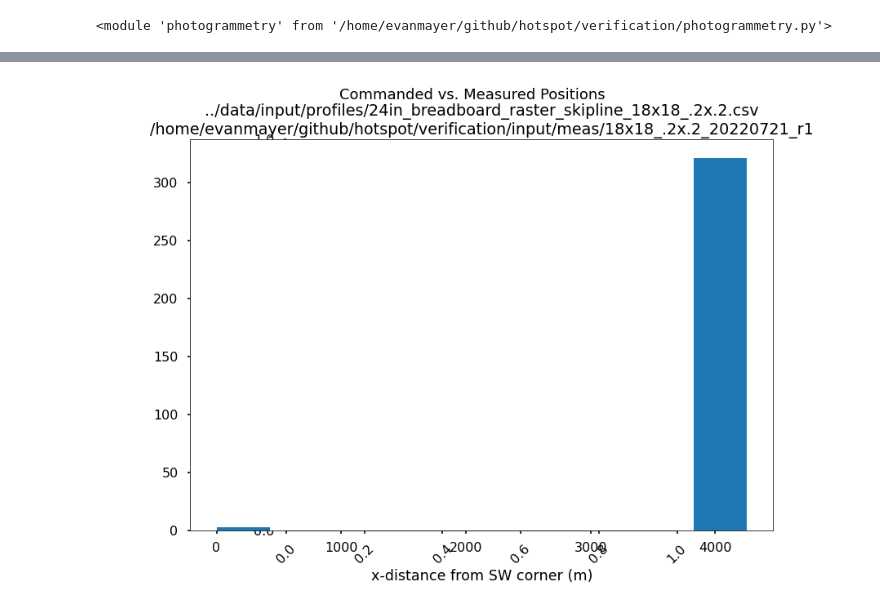
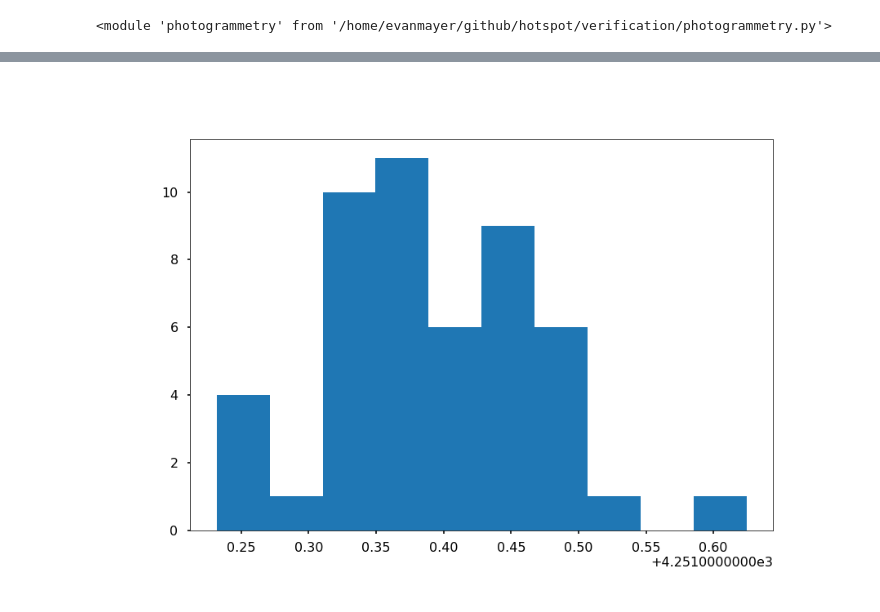
Before and after one commit to evanmayer/hotspot, a Jupyter notebook: verification/photogrammetry.ipynb, the cells around one changed output, grey strips where cells are left out. Saved outputs shown, nothing was run; the diff lists cells and outputs as text; code cells hidden in the pictures.

```diff
--- a/verification/photogrammetry.ipynb
+++ b/verification/photogrammetry.ipynb
@@ -43,7 +43,7 @@ else:
 # %%
 importlib.reload(pg)
 image_data_charuco = pg.find_targets(
-    os.path.join('input', 'meas', '18x18_.2x.2_20220721_r1'),
+    os.path.join('input', 'meas', '20220802', '7x7_0.30x0.30_20220802_r1'),
     os.path.join('input', 'targets'),
     mtx,
     dist,
@@ -94,8 +95,9 @@ for img, img_data in image_data_charuco.items():
     if os.path.exists(img):
         pixel_scales.append(img_data['px_per_m'])
 # %%
+f = plt.figure()
 ax = plt.axes()
 ax.hist(pixel_scales)
 plt.show()
 # %% [output]
-[figure, old version]
+[figure, new version]
```
Also changed, not shown: parts of 2 cells of this notebook, 42 other files.
